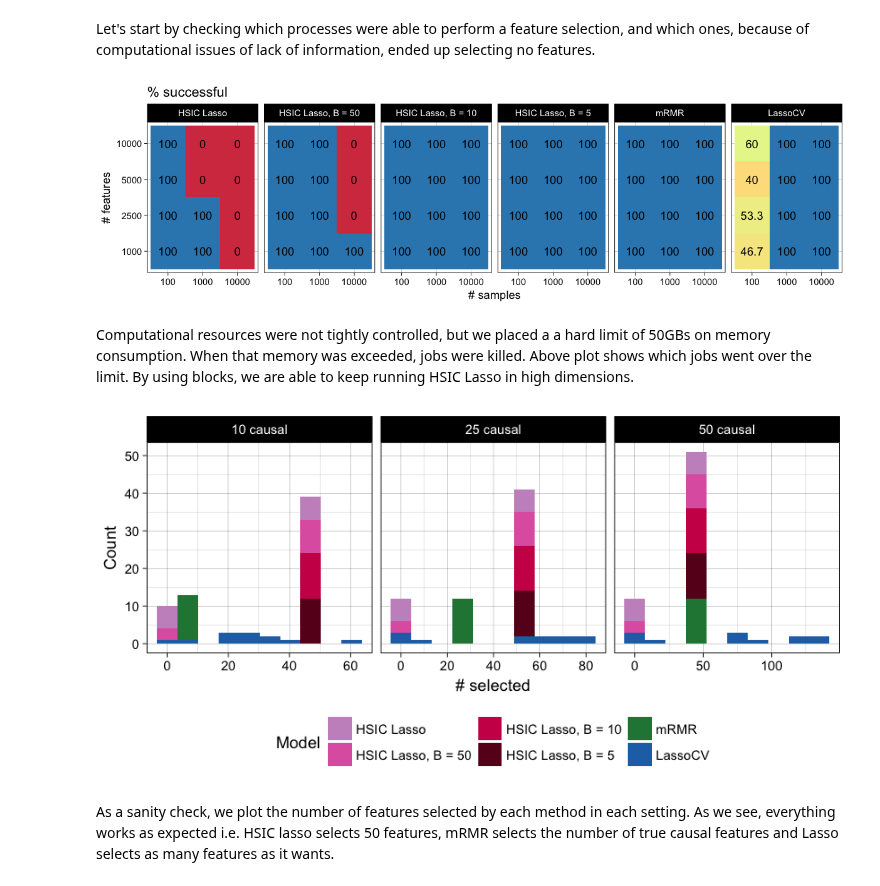
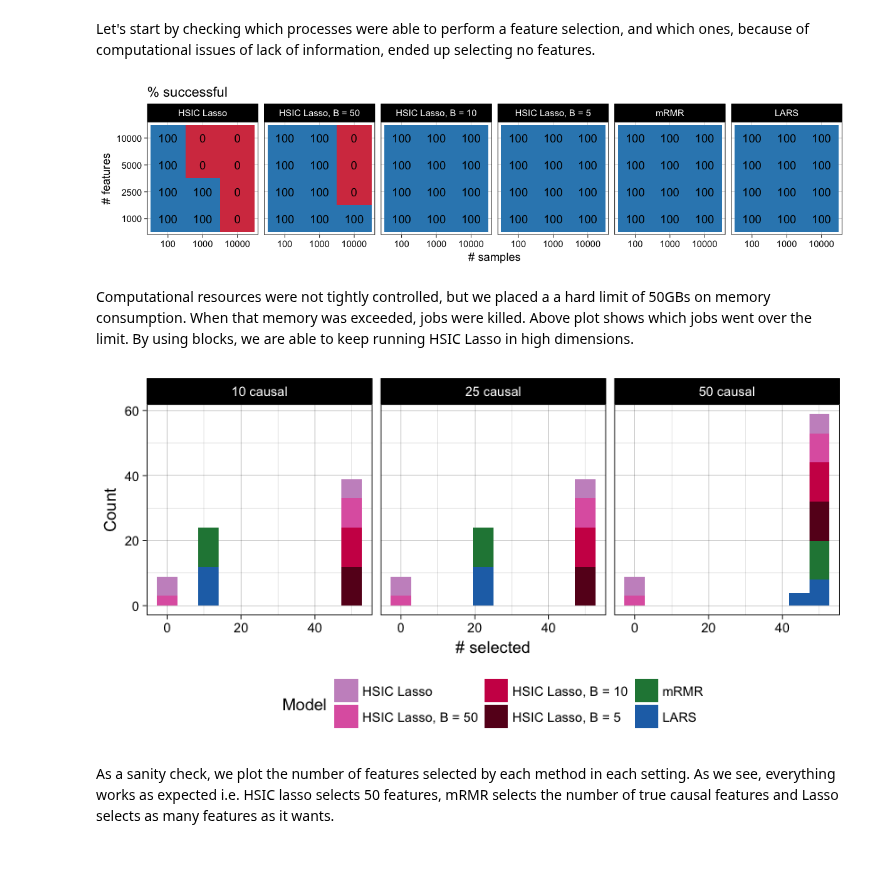
Before and after one commit to hclimente/nori, a Jupyter notebook: doc/benchmark.ipynb, the cells around one changed output. Cells and saved outputs as stored; diff of their text form; code cells hidden in the pictures; blank space fills up the shorter version.

Commit message:
updated figures on real data

```diff
--- a/doc/benchmark.ipynb
+++ b/doc/benchmark.ipynb
@@ -11,10 +11,10 @@ library(cowplot)
 palette <- c('HSIC Lasso' = '#c994c7', 'HSIC Lasso, B = 50' = '#df65b0',
              'HSIC Lasso, B = 20' = '#e7298a', 'HSIC Lasso, B = 10' = '#ce1256',
              'HSIC Lasso, B = 5' = '#67001f',
-             'LassoCV' = '#2171b5', 'mRMR' = '#238443')
+             'LARS' = '#2171b5', 'mRMR' = '#238443')
 methods <- c('HSIC Lasso', 'HSIC Lasso, B = 50',
              'HSIC Lasso, B = 40','HSIC Lasso, B = 30',
              'HSIC Lasso, B = 20','HSIC Lasso, B = 10',
-             'HSIC Lasso, B = 5', 'mRMR', 'LassoCV')
+             'HSIC Lasso, B = 5', 'mRMR', 'LARS')
 samples <-  c('100 samples', '1000 samples', '10000 samples')
 feats <-  c('1000 features', '2500 features', '5000 features', '10000 features')
@@ -54,21 +70,21 @@ prediction <- read_tsv('../results/benchmark/prediction.tsv', col_types = 'ciiii
 # %% [markdown]
 Let's start by checking which processes were able to perform a feature selection, and which ones, because of computational issues of lack of information, ended up selecting no features.
 # %%
-options(repr.plot.width=10, repr.plot.height=3)
+options(repr.plot.width=10, repr.plot.height=2.5)
 features %>%
     group_by(model, samples, features) %>%
     summarize(ended = 100 * sum(ended)/sum(n),
               ended_txt = format(round(ended, 1), nsmall = 0)) %>%
     ggplot(aes(x = factor(samples), y = factor(features), fill = ended, label = ended_txt)) +
         geom_tile() +
         geom_text() +
         theme_linedraw() +
         facet_grid(. ~ model) +
         theme(legend.position = 'none') +
         labs(x = '# samples', y = '# features', title = '% successful') +
         scale_fill_distiller(palette = "Spectral", direction = 1)
 # %% [output]
-[figure, old version]
+[figure, new version]
 # %% [markdown]
 Computational resources were not tightly controlled, but we placed a a hard limit of 50GBs on memory consumption. When that memory was exceeded, jobs were killed. Above plot shows which jobs went over the limit. By using blocks, we are able to keep running HSIC Lasso in high dimensions.
 # %%
@@ -81,7 +97,7 @@ ggplot(features, aes(selected, fill = model)) +
     theme(legend.position = 'bottom') +
     scale_fill_manual(values = palette)
 # %% [output]
-[figure, old version]
+[figure, new version]
 # %% [markdown]
 As a sanity check, we plot the number of features selected by each method in each setting. As we see, everything works as expected i.e. HSIC lasso selects 50 features, mRMR selects the number of true causal features and Lasso selects as many features as it wants.
 # %% [markdown]
```
Also changed, not shown: parts of 3 cells of this notebook, 2 other files.
